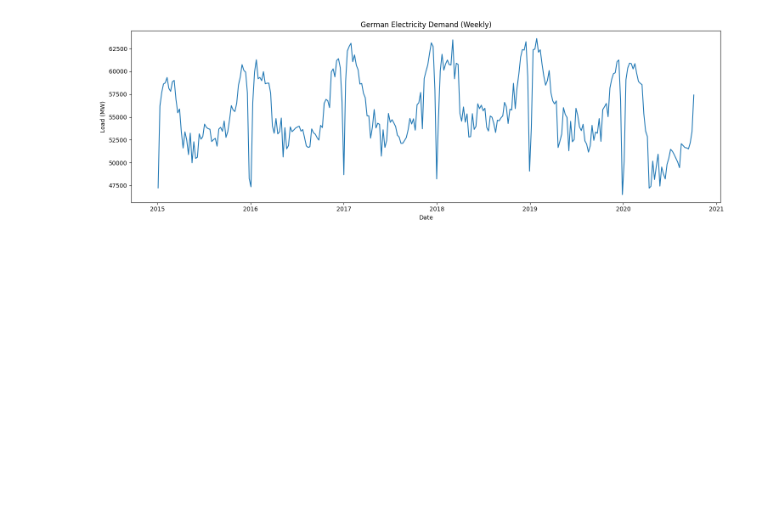
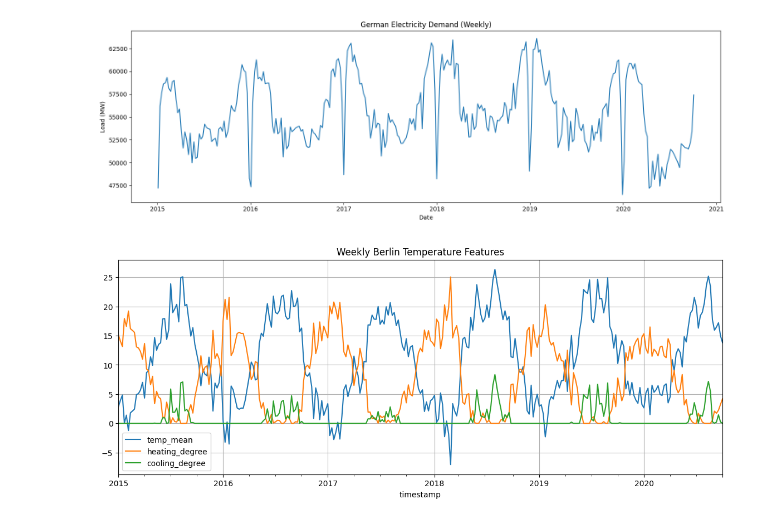
Before and after one commit to dekshinaudayan/german-electricity-demand-forecasting, a Jupyter notebook: notebooks/01_EDA.ipynb, the cells around one changed output. Cells and saved outputs as stored; diff of their text form; code cells hidden in the pictures; blank space fills up the shorter version.

Commit message:
Enhance EDA with hourly load and weekly temperature feature generation

```diff
--- a/notebooks/01_EDA.ipynb
+++ b/notebooks/01_EDA.ipynb
@@ -156,0 +219,14 @@ weekly_load.head()
+# %%
+BASE_TEMP = 18
+# %%
+daily_temperature["heating_degree"] = (
+    BASE_TEMP
+    - daily_temperature["temp_mean"]
+).clip(lower=0)
+
+daily_temperature["cooling_degree"] = (
+    daily_temperature["temp_mean"]
+    - BASE_TEMP
+).clip(lower=0)
+
+daily_temperature.head()
@@ -156,0 +244,14 @@ weekly_load.head()
+# %%
+weekly_temperature = (
+
+    daily_temperature
+
+    .set_index("timestamp")
+
+    .resample("W")
+
+    .mean()
+
+)
+
+weekly_temperature.head()
@@ -239,3 +348,15 @@ plt.savefig(
 plt.show()
 # %% [output]
 [figure]
+# %%
+weekly_temperature.plot(
+    figsize=(14,5)
+)
+
+plt.title("Weekly Berlin Temperature Features")
+
+plt.grid(True)
+
+plt.show()
+# %% [output]
+[figure, added]
```
Also changed, not shown: parts of 11 cells of this notebook.
